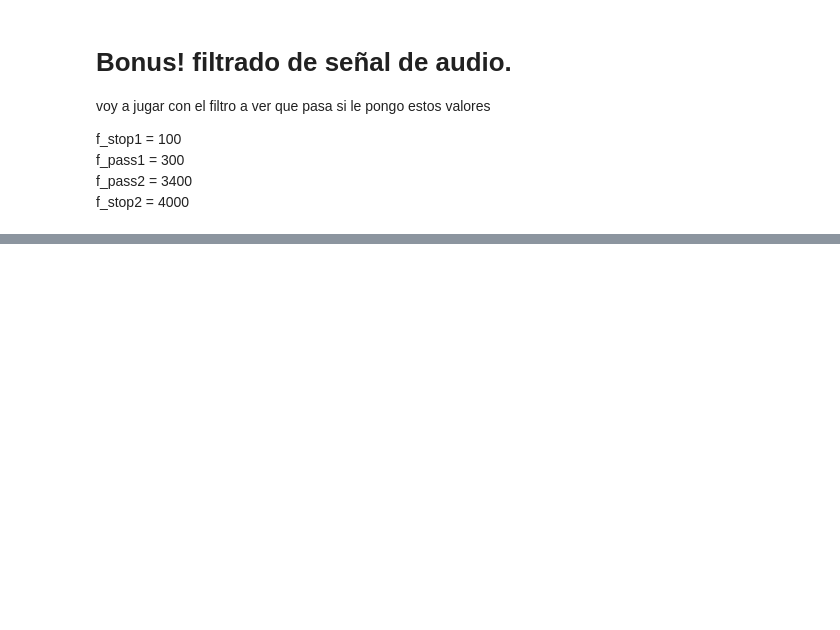
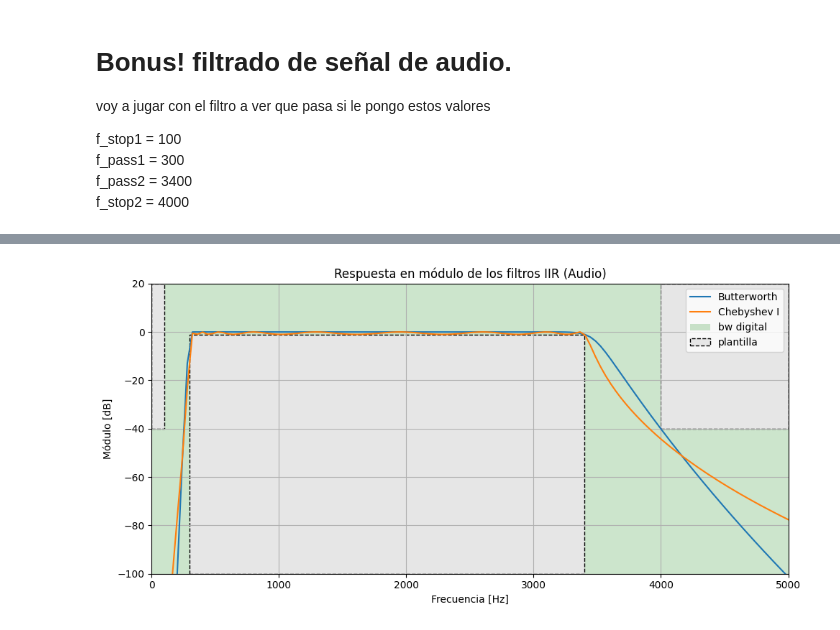
Before and after one commit to Greta-unsam/APS2.0, a Jupyter notebook: Tarea 7/Tarea7.ipynb, the cells around one changed output, grey strips where cells are left out. Drawn from its saved outputs; the diff is of its cells as text; code cells hidden in the pictures; blank space fills up the shorter version.

```diff
--- a/Tarea 7/Tarea7.ipynb
+++ b/Tarea 7/Tarea7.ipynb
@@ -353,0 +397,32 @@ f_stop2 = 4000
+# %%
+
+###########################################
+############### FILTROS IIR ###############
+###########################################
+
+# Filtro Butterworth
+sos_filter_butter = sig.iirdesign(fpass, fstop, ripple, attenuation,
+                                  ftype='butter', output='sos', fs=fs)
+w_b, hh_b = sig.sosfreqz(sos_filter_butter, worN=w_rad, fs=fs)
+
+# Filtro Chebyshev tipo I
+sos_filter_cheby = sig.iirdesign(fpass, fstop, ripple, attenuation,
+                                 ftype='cheby1', output='sos', fs=fs)
+w_c, hh_c = sig.sosfreqz(sos_filter_cheby, worN=w_rad, fs=fs)
+
+# Graficar respuestas en frecuencia
+plt.figure(figsize=(10, 5))
+plt.plot(w_b, 20 * np.log10(np.abs(hh_b) + 1e-15), label='Butterworth')
+plt.plot(w_c, 20 * np.log10(np.abs(hh_c) + 1e-15), label='Chebyshev I')
+plt.title('Respuesta en módulo de los filtros IIR (Audio)')
+plt.xlabel('Frecuencia [Hz]')
+plt.ylabel('Módulo [dB]')
+plt.grid(which='both', axis='both')
+plt.xlim(0, 5000)
+plt.ylim(-100, 20)
+plt.legend()
+plt.tight_layout()
+plot_plantilla(filter_type='bandpass', fpass=fpass, ripple=ripple,
+               fstop=fstop, attenuation=attenuation, fs=fs)
+# %% [output]
+[figure, added]
```
Also changed, not shown: parts of 7 cells of this notebook, 5 other files.
